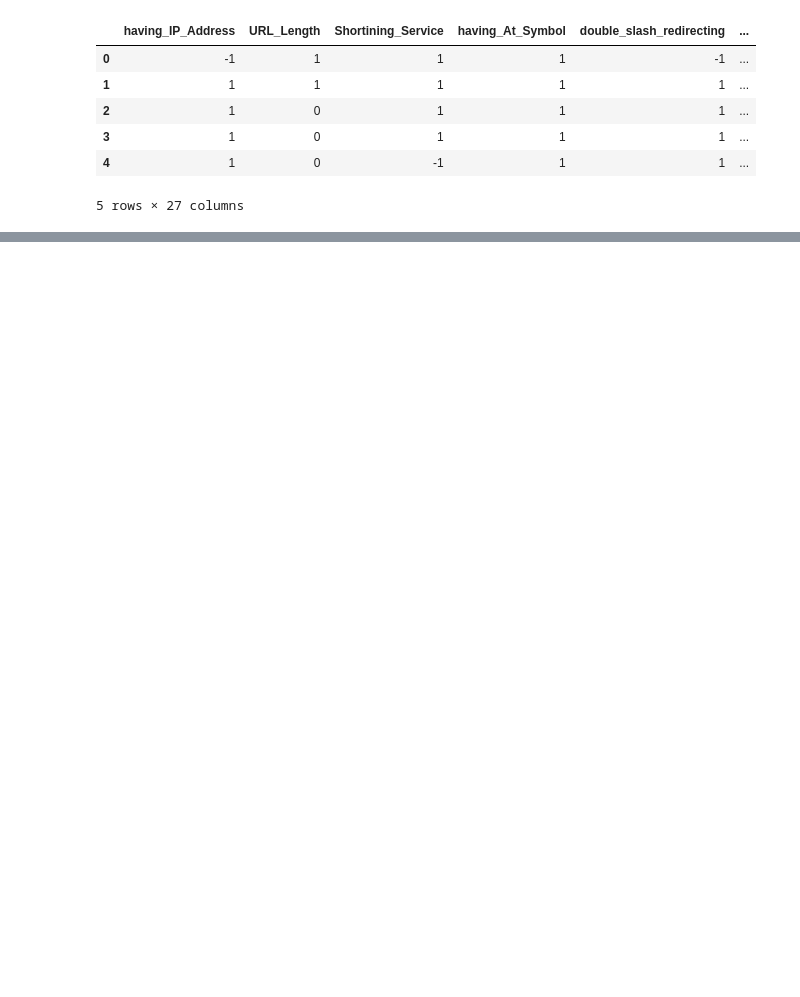
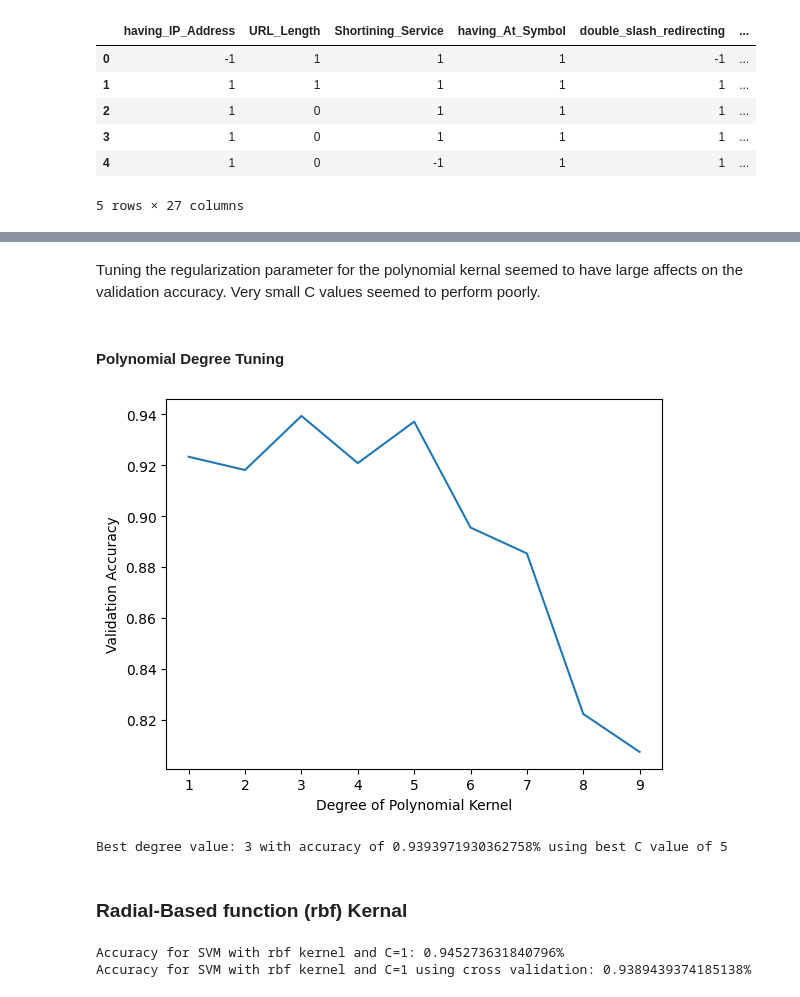
Before and after one commit to rakeebh7233/phishing-prediction, a Jupyter notebook: SVM.ipynb, the cells around one changed output, grey strips where cells are left out. Drawn from its saved outputs; the diff is of its cells as text; code cells hidden in the pictures; blank space fills up the shorter version.

```diff
--- a/SVM.ipynb
+++ b/SVM.ipynb
@@ -70,0 +113,32 @@ plt.scatter(X_train[:,0], X_train[:,1], c=np.where(y_train==1,'red','blue'), s =
+# %% [markdown]
+Tuning the regularization parameter for the polynomial kernal seemed to have large affects on the validation accuracy. Very small C values seemed to perform poorly.
+# %% [markdown]
+#### Polynomial Degree Tuning
+# %%
+validation_scores = []
+for degree in range(1, 10):
+    svm = SVC(kernel="poly", C=5,degree=degree).fit(X_train, y_train)
+    scores_res = cross_val_score(svm, X_test, y_test, cv=5)
+    validation_scores.append(scores_res.mean())
+
+plt.plot(range(1,10), validation_scores)
+plt.xlabel("Degree of Polynomial Kernel")
+plt.ylabel("Validation Accuracy")
+plt.show()
+
+best_degree = range(1,10)[np.argmax(validation_scores)]
+print(f"Best degree value: {best_degree} with accuracy of {max(validation_scores)}% using best C value of 5")
+# %% [output]
+[figure, added]
+Best degree value: 3 with accuracy of 0.9393971930362758% using best C value of 5
+# %% [markdown]
+### Radial-Based function (rbf) Kernal
+# %%
+svm = SVC(kernel="rbf", C=1).fit(X_train, y_train)
+print(f"Accuracy for SVM with rbf kernel and C=1: {svm.score(X_test, y_test)}%")
+
+scores_res = cross_val_score(svm, X_test, y_test, cv=5)
+print(f"Accuracy for SVM with rbf kernel and C=1 using cross validation: {scores_res.mean()}%")
+# %% [output]
+Accuracy for SVM with rbf kernel and C=1: 0.945273631840796%
+Accuracy for SVM with rbf kernel and C=1 using cross validation: 0.9389439374185138%
```
Also changed, not shown: parts of 16 cells of this notebook, 2 other files.
